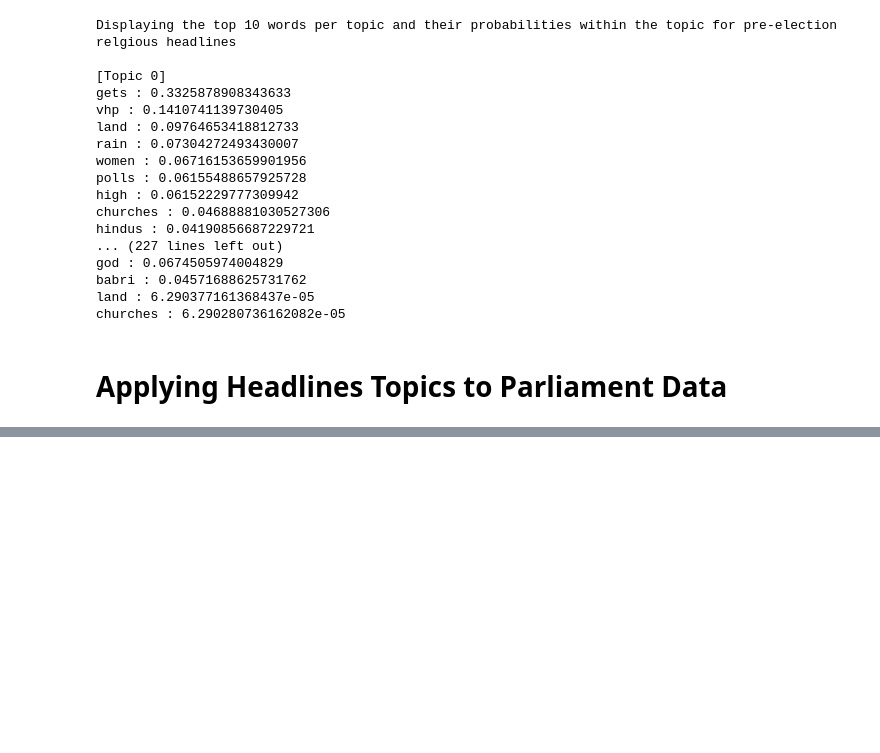
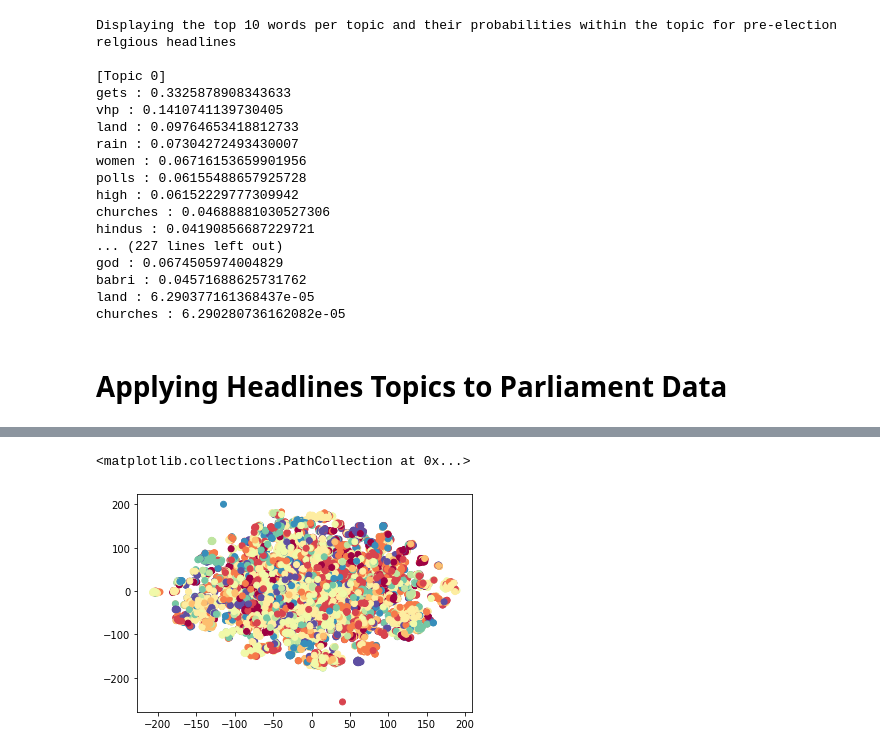
Before and after one commit to nathanderon/india_analysis_UDA, a Jupyter notebook: Analysis.ipynb, the cells around one changed output, grey strips where cells are left out. Saved outputs shown, nothing was run; the diff lists cells and outputs as text; code cells hidden in the pictures; blank space fills up the shorter version.

```diff
--- a/Analysis.ipynb
+++ b/Analysis.ipynb
@@ -357,0 +387,3 @@ sum(in_topics_mask)/(sum(in_topics_mask)+sum(out_of_topics_mask))
+# %%
+tsne = TSNE(n_components=2, verbose=1, perplexity=10, n_iter=5000, random_state=0)
+feature_vectors_tsne2d = tsne.fit_transform(X_answers_for_headline_topics)
@@ -357,0 +407,10 @@ sum(in_topics_mask)/(sum(in_topics_mask)+sum(out_of_topics_mask))
+# %%
+labels = []
+for i in range(len(answers_distribution_of_headline_topics)):
+    max_topic = list(answers_distribution_of_headline_topics[i]).index(max(answers_distribution_of_headline_topics[i]))
+    labels.append(max_topic)
+plt.scatter(feature_vectors_tsne2d[:, 0], feature_vectors_tsne2d[:, 1],
+            c=labels, cmap='Spectral')
+# %% [output]
+<matplotlib.collections.PathCollection at 0x...>
+[figure, added]
```
Also changed, not shown: parts of 22 cells of this notebook.
